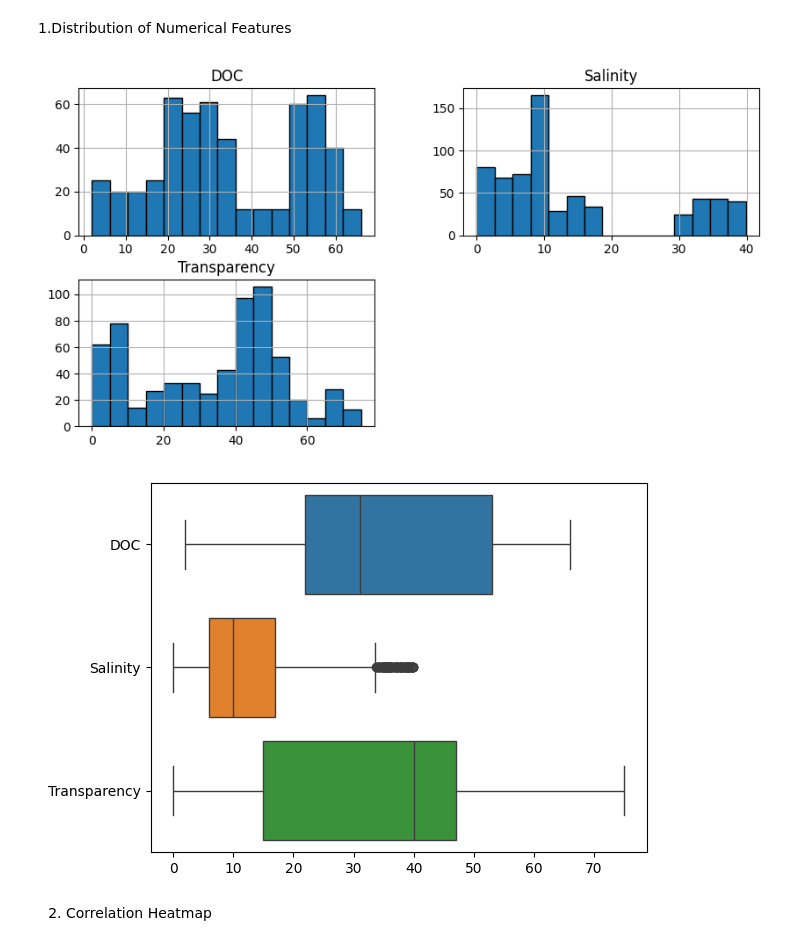
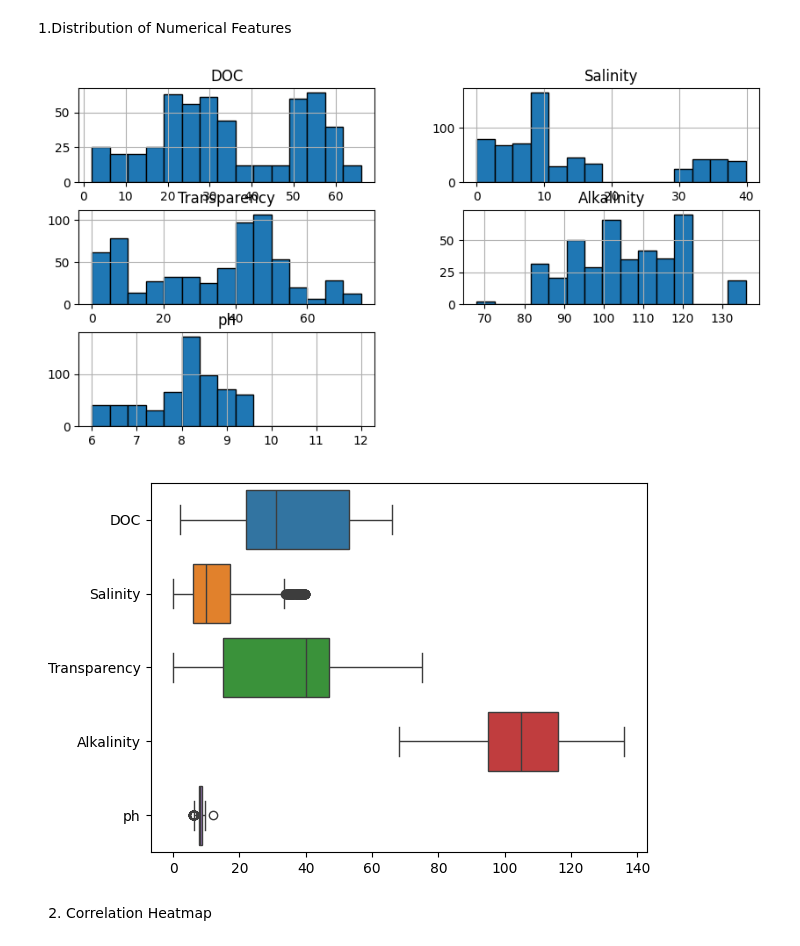
Before and after one commit to dataemperor/Shrimple, a Jupyter notebook: Shrimple_dataset_preprocessing.ipynb, the cells around one changed output. Saved outputs shown, nothing was run; the diff lists cells and outputs as text; code cells hidden in the pictures.

```diff
--- a/Shrimple_dataset_preprocessing.ipynb
+++ b/Shrimple_dataset_preprocessing.ipynb
@@ -87,19 +87,19 @@ Visualizations to Include in EDA
 # %%
 import seaborn as sns
 import matplotlib.pyplot as plt
 
 #Use histograms or boxplots to understand the distributions of features like DOC, Salinity, and Transparency
 
 # Histogram
-df[['DOC', 'Salinity', 'Transparency']].hist(bins=15, figsize=(10, 5), edgecolor='black')
+df[['DOC', 'Salinity', 'Transparency','Alkalinity','ph']].hist(bins=15, figsize=(10, 5), edgecolor='black')
 plt.show()
 
 # Boxplot for outliers
-sns.boxplot(data=df[['DOC', 'Salinity', 'Transparency']], orient='h')
+sns.boxplot(data=df[['DOC', 'Salinity', 'Transparency','Alkalinity','ph']], orient='h')
 plt.show()
 # %% [output]
-[figure, old version]
+[figure, new version]
-[figure, old version]
+[figure, new version]
 # %% [markdown]
 2. Correlation Heatmap
 # %%
```
Also changed, not shown: parts of 2 cells of this notebook.
